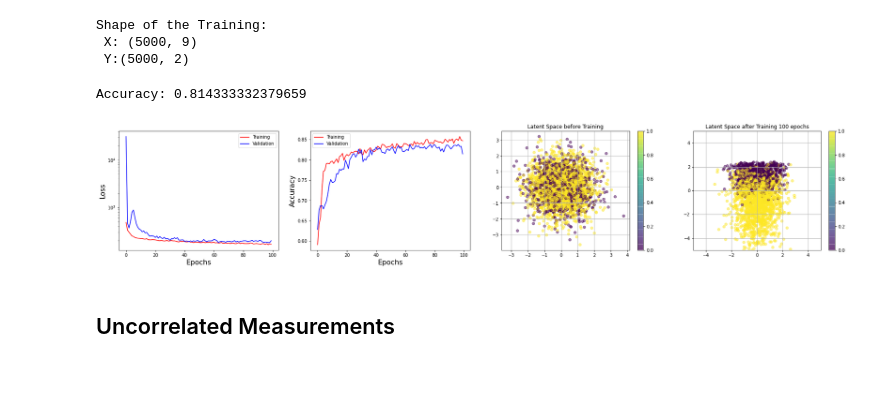
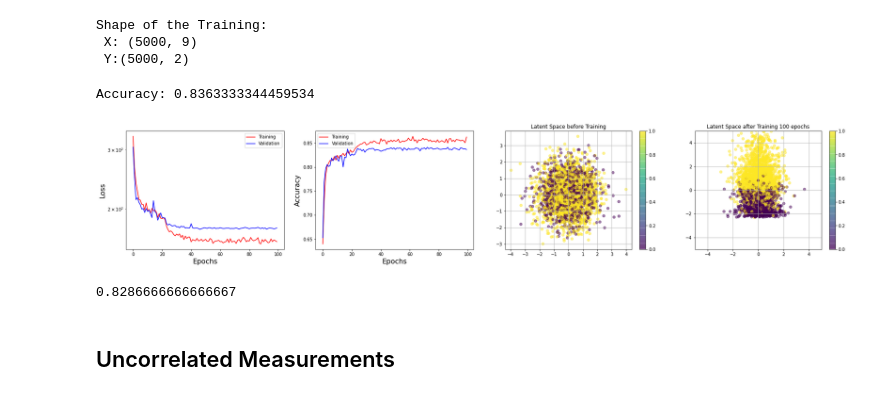
Before and after one commit to nahumsa/Entanglement-VAE, a Jupyter notebook: VAE Entanglement Witness.ipynb, the cells around one changed output. Drawn from its saved outputs; the diff is of its cells as text; code cells hidden in the pictures.

```diff
--- a/VAE Entanglement Witness.ipynb
+++ b/VAE Entanglement Witness.ipynb
@@ -409,7 +367,7 @@ from Models.ENT_VAE import EntanglementSoftmax
 input_dimension = (X_train.shape[1],)
 encoder_dense = [512,256,128,52]
 decoder_dense = [52,128,256, 512, 2]
-batch_norm = True
+batch_norm = False
 dropout = True
 ZDIM = 2
 
@@ -430,15 +388,32 @@ R_LOSS_FACTOR = 500
 BETA = 1
 bvae.compile(LEARNING_RATE, R_LOSS_FACTOR, BETA)
 
+#Callbacks
+from keras.callbacks import ReduceLROnPlateau, EarlyStopping
+reduce_LR = ReduceLROnPlateau(monitor='val_loss',
+                              factor=0.1,
+                              patience=5,
+                              verbose=1,
+                              mode='auto',
+                              min_delta=0.0001,
+                              cooldown=0, min_lr=0)
+
+early_stopping = EarlyStopping(monitor='val_acc',
+                               min_delta=0.01,
+                               patience=5,
+                               verbose=1,
+                               mode='max',
+                               restore_best_weights=True)
+
+callbacks = [reduce_LR]
+
 # Training Parameters
-
 BATCH_SIZE = 256
 EPOCHS = 100
 PRINT_EVERY_N_BATCHES = 100
 INITIAL_EPOCH = 0
 
-history = bvae.train(
-                      x_train = X_train
+history = bvae.train( x_train = X_train
                     , y_train = Y_train_cat
                     , batch_size = BATCH_SIZE
                     , validation_data = (X_test, Y_test_cat)
@@ -446,13 +421,14 @@ history = bvae.train(
                     , run_folder = RUN_FOLDER
                     , print_every_n_batches = PRINT_EVERY_N_BATCHES
                     , initial_epoch = INITIAL_EPOCH
+                    , callbacks = callbacks
                     )
 # %%
 #Metrics
 loss = history.history['loss']
 val_loss = history.history['val_loss']
-accuracy = history.history['acc']
-val_accuracy = history.history['val_acc']
+accuracy = history.history['accuracy']
+val_accuracy = history.history['val_accuracy']
 
 print(f'Accuracy: {val_accuracy[-1]}')
 
@@ -461,35 +437,46 @@ epochs = np.arange(INITIAL_EPOCH, EPOCHS, 1)
 
 fig, (ax1, ax2, ax3, ax4) = plt.subplots(1, 4, figsize=(30,5))
 
 ax1.plot(epochs, loss, 'r', label='Training')
 ax1.plot(epochs, val_loss, 'b', label='Validation')
 ax1.set_xlabel('Epochs', size=16)
 ax1.set_ylabel('Loss', size=16)
 ax1.set_yscale('log')
 ax1.legend()
 
 ax2.plot(epochs, accuracy, 'r', label='Training')
 ax2.plot(epochs, val_accuracy, 'b', label='Validation')
 ax2.set_xlabel('Epochs', size=16)
 ax2.set_ylabel('Accuracy', size=16)
 ax2.legend()
 
 ims = ax3.scatter(z_mu_b[:, 0], z_mu_b[:, 1], alpha=0.5, c=Y_test)
 ax3.set_title(f'Latent Space before Training')
 ax3.grid()
 plt.colorbar(ims, ax=ax3)
 
 z_mu_1 = bvae.encoder.predict(X_test)
 ims = ax4.scatter(z_mu_1[:, 0], z_mu_1[:, 1], alpha=0.5, c=Y_test)
 ax4.set_title(f'Latent Space after Training {EPOCHS} epochs')
 ax4.grid()
 ax4.set_ylim(-5,5)
 ax4.set_xlim(-5,5)
 plt.colorbar(ims, ax=ax4)
 plt.show()
 # %% [output]
-Accuracy: 0.814333332379659
+Accuracy: 0.8363333344459534
-[figure, old version]
+[figure, new version]
+# %%
+labels_pred = np.zeros(len(labels_test), dtype=int)
+for i,latent in enumerate(z_mu_1):
+  if latent[1] > 0.:
+    labels_pred[i] = 1
+
+#print(Y_test)
+#print(labels_pred)
+print(np.sum(Y_test == labels_pred)/len(Y_test))
+# %% [output]
+0.8286666666666667
 # %% [markdown]
 ## Uncorrelated Measurements
 # %%
```
Also changed, not shown: parts of 17 cells of this notebook.
